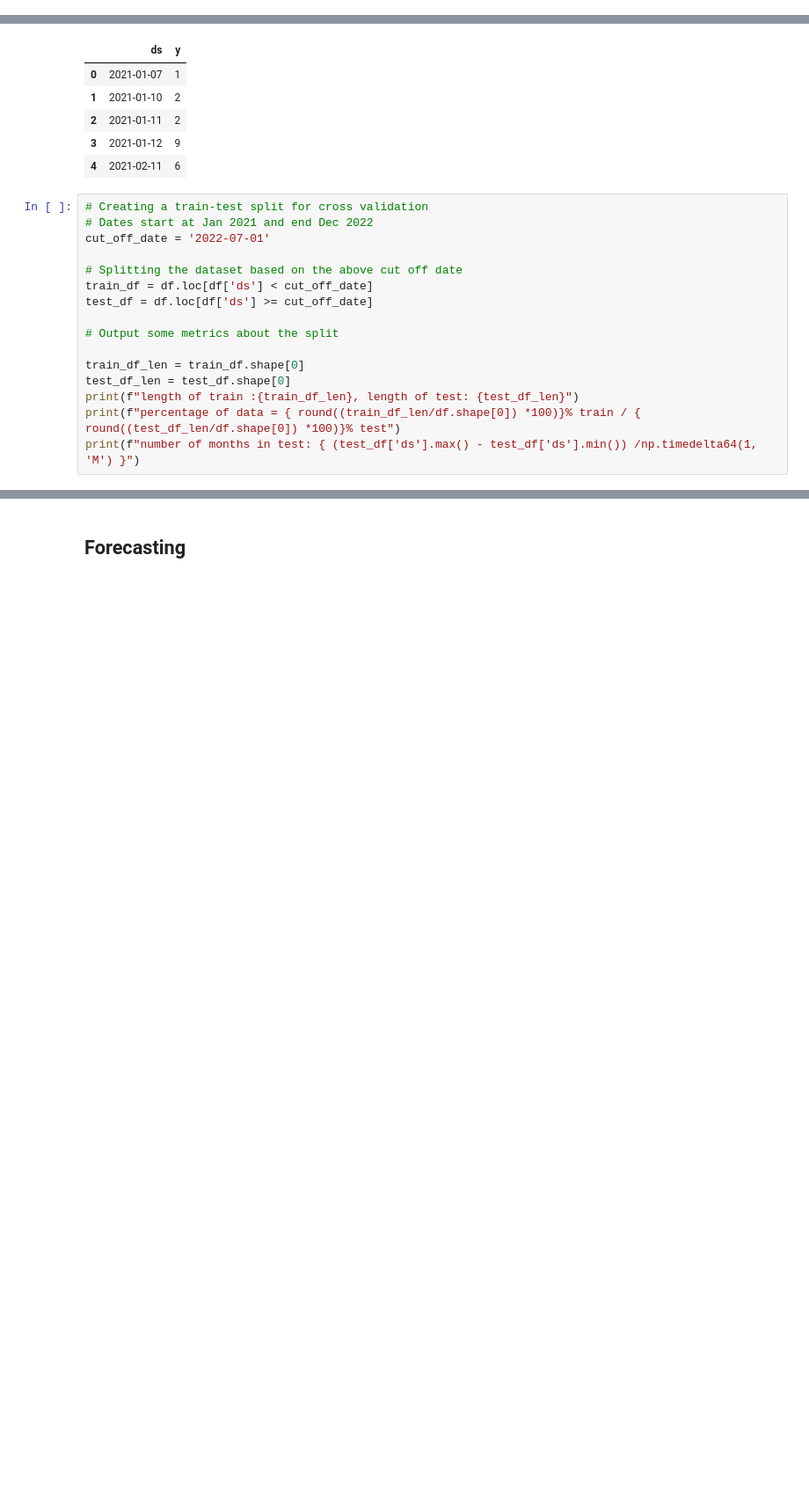
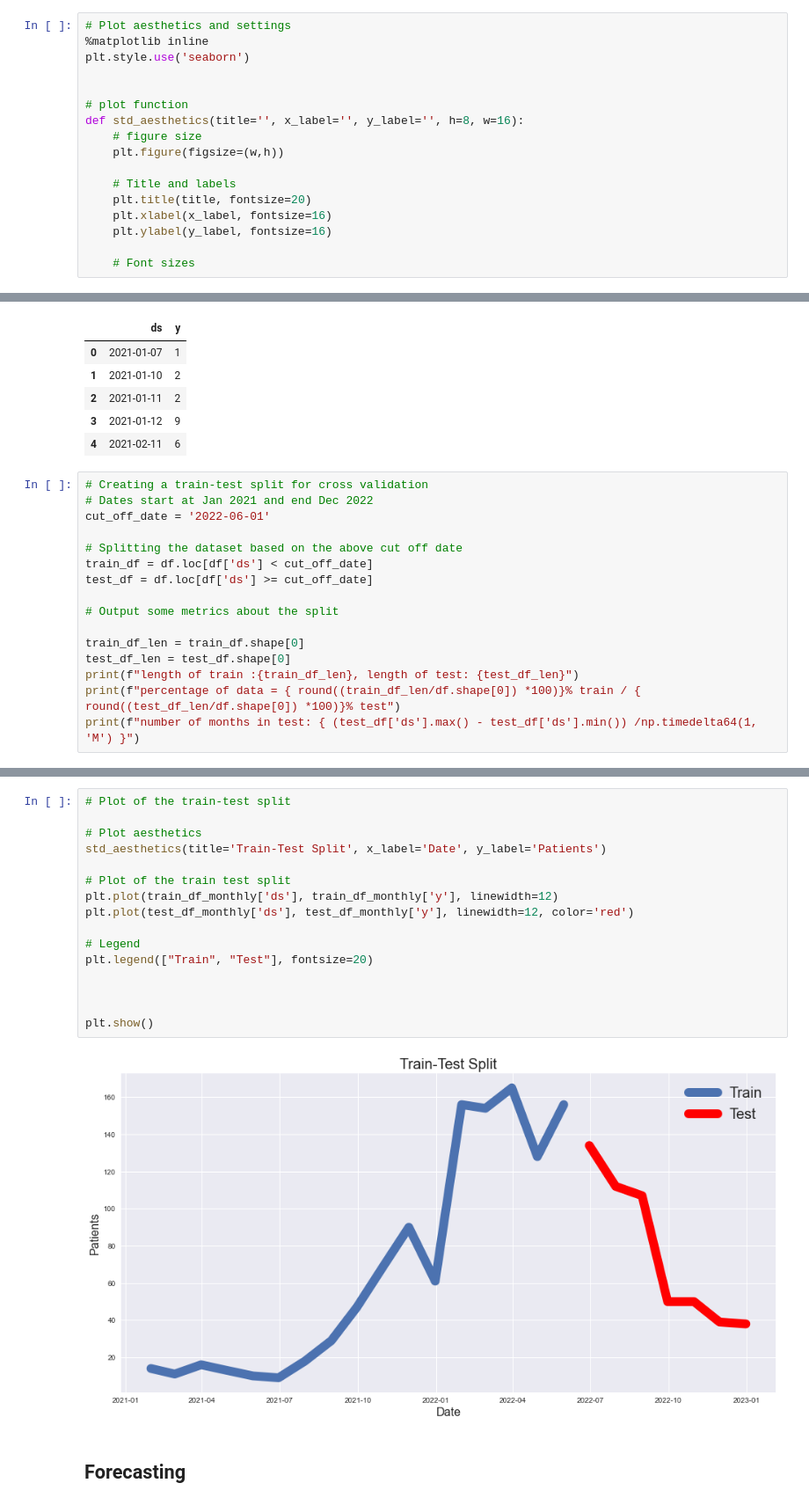
Before and after one commit to Louis-Bad/DACourse_prophet_forecast, a Jupyter notebook: forecasting.ipynb, the cells around one changed output, grey strips where cells are left out. Shown at 88% size. Saved outputs shown, nothing was run; the diff lists cells and outputs as text; blank space fills up the shorter version.

```diff
--- a/forecasting.ipynb
+++ b/forecasting.ipynb
@@ -7,6 +7,23 @@ import pandas as pd
 import numpy as np
 import matplotlib.pyplot as plt
 from prophet import Prophet
+# %%
+# Plot aesthetics and settings
+%matplotlib inline
+plt.style.use('seaborn')
+
+
+# plot function
+def std_aesthetics(title='', x_label='', y_label='', h=8, w=16):
+    # figure size
+    plt.figure(figsize=(w,h))
+
+    # Title and labels
+    plt.title(title, fontsize=20)
+    plt.xlabel(x_label, fontsize=16)
+    plt.ylabel(y_label, fontsize=16)
+
+    # Font sizes
 # %%
 # Importing the dataset
 df = pd.read_csv('data/recruited_daily.csv')
@@ -44,7 +61,7 @@ df.head()
 # %%
 # Creating a train-test split for cross validation
 # Dates start at Jan 2021 and end Dec 2022
-cut_off_date = '2022-07-01'
+cut_off_date = '2022-06-01'
 
 # Splitting the dataset based on the above cut off date
 train_df = df.loc[df['ds'] < cut_off_date]
@@ -87,3 +95,21 @@ test_df_monthly.tail()
+# %%
+# Plot of the train-test split
+
+# Plot aesthetics
+std_aesthetics(title='Train-Test Split', x_label='Date', y_label='Patients')
+
+# Plot of the train test split
+plt.plot(train_df_monthly['ds'], train_df_monthly['y'], linewidth=12)
+plt.plot(test_df_monthly['ds'], test_df_monthly['y'], linewidth=12, color='red')
+
+# Legend
+plt.legend(["Train", "Test"], fontsize=20)
+
+
+
+plt.show()
+# %% [output]
+[figure, added]
 # %% [markdown]
 ## Forecasting
 # %% [markdown]
```
Also changed, not shown: parts of 8 cells of this notebook.
